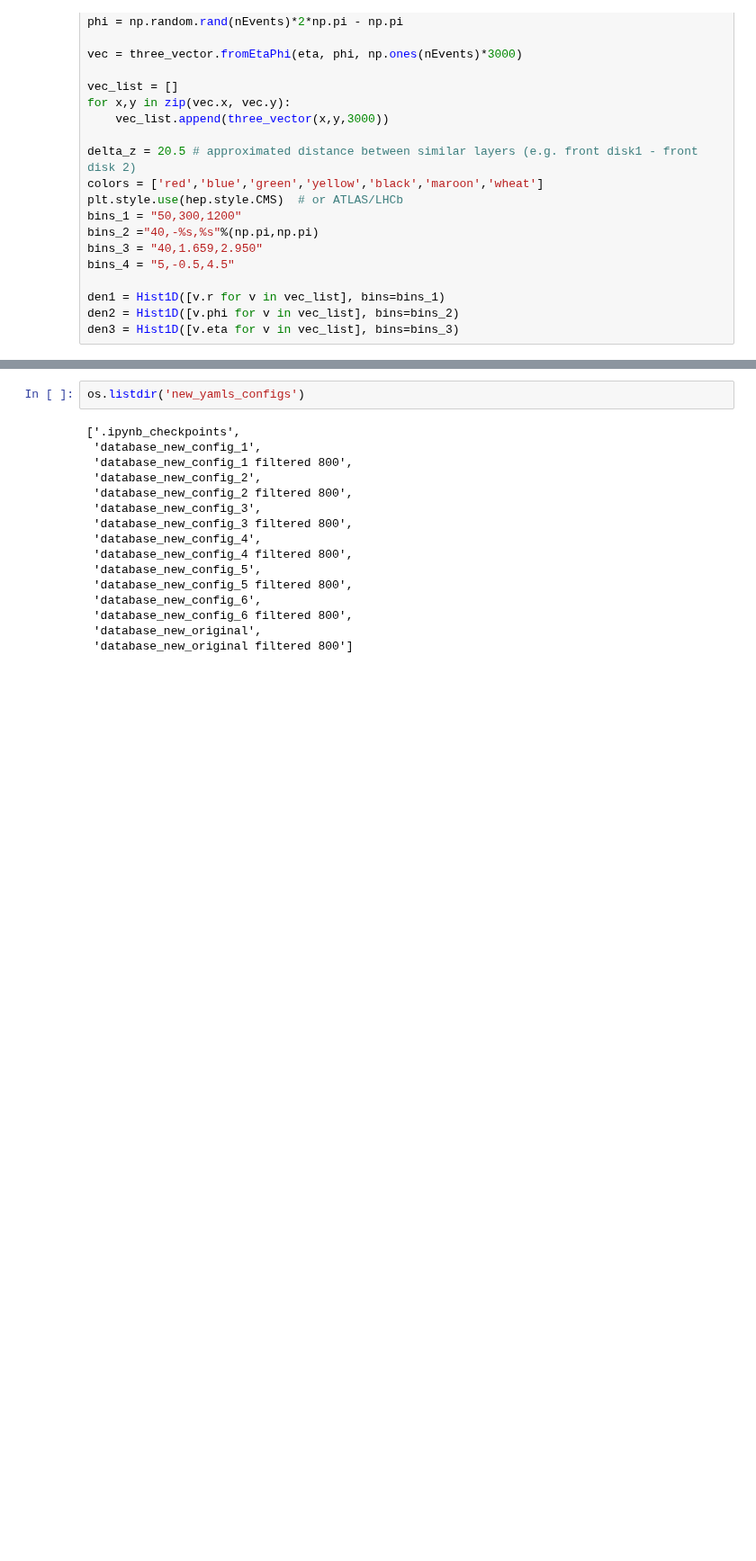
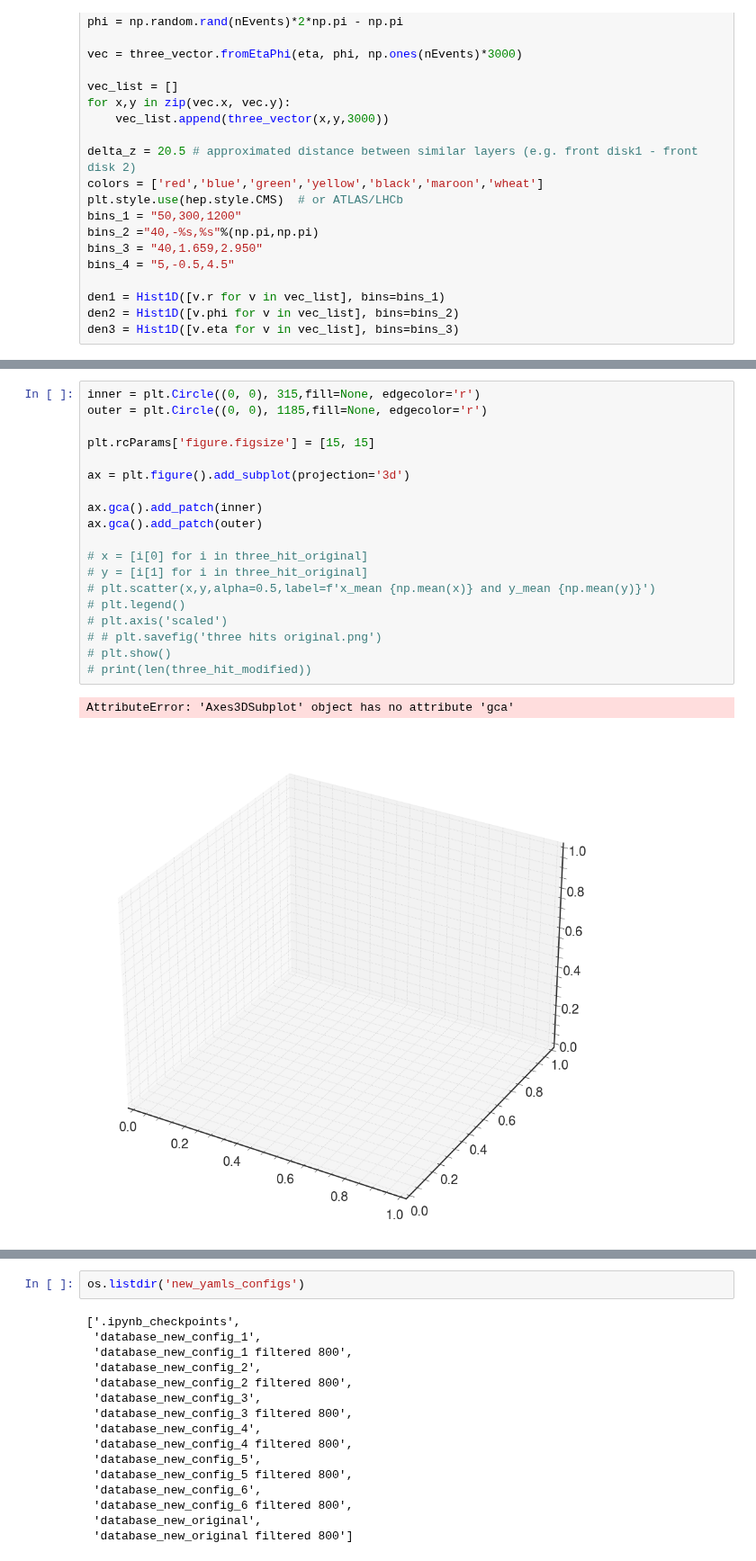
Before and after one commit to yashmehra028/ETL-Copy, a Jupyter notebook: modifications.ipynb, the cells around one changed output, grey strips where cells are left out. Shown at 90% size. Cells and saved outputs as stored; diff of their text form; blank space fills up the shorter version.

```diff
--- a/modifications.ipynb
+++ b/modifications.ipynb
@@ -372,3 +386,25 @@ database_new_original
+# %%
+inner = plt.Circle((0, 0), 315,fill=None, edgecolor='r')
+outer = plt.Circle((0, 0), 1185,fill=None, edgecolor='r')
+
+plt.rcParams['figure.figsize'] = [15, 15]
+
+ax = plt.figure().add_subplot(projection='3d')
+
+ax.gca().add_patch(inner)
+ax.gca().add_patch(outer)
+
+# x = [i[0] for i in three_hit_original]
+# y = [i[1] for i in three_hit_original]
+# plt.scatter(x,y,alpha=0.5,label=f'x_mean {np.mean(x)} and y_mean {np.mean(y)}')
+# plt.legend()
+# plt.axis('scaled')
+# # plt.savefig('three hits original.png')
+# plt.show()
+# print(len(three_hit_modified))
+# %% [output]
+AttributeError: 'Axes3DSubplot' object has no attribute 'gca'
+[figure, added]
 # %%
 hists_1 = []
 configs = range(0,7)
```
Also changed, not shown: parts of 4 cells of this notebook, 18 other files.
